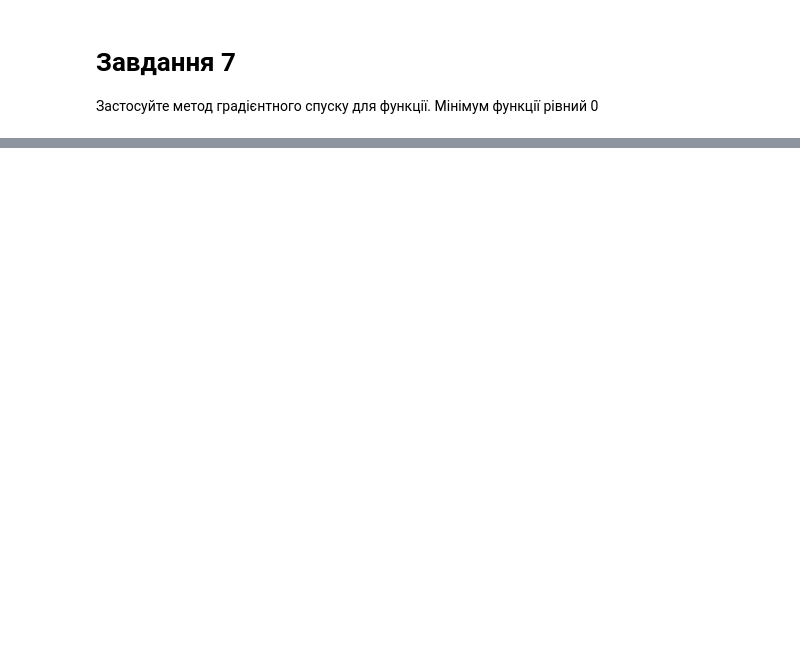
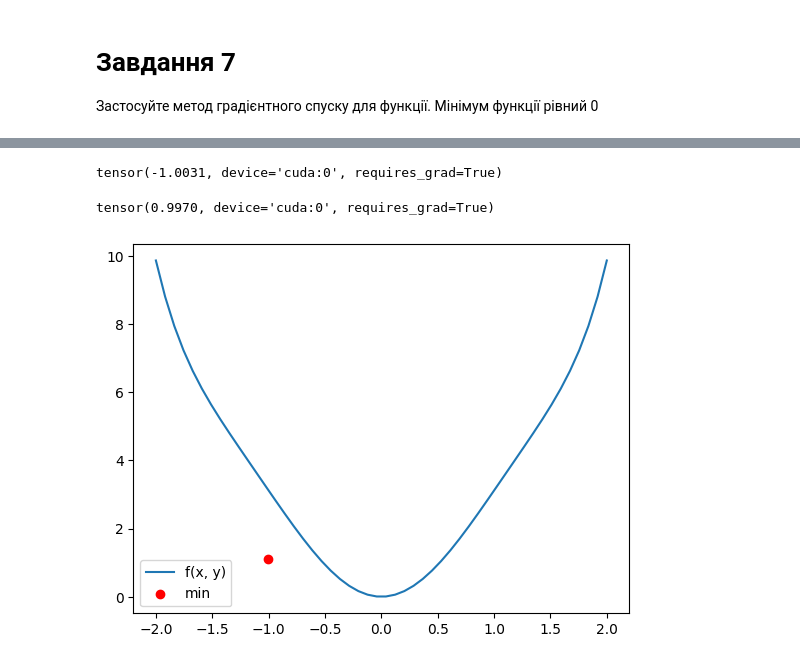
Before and after one commit to shaya-686/AI, a Jupyter notebook: Практика_pytorch.ipynb, the cells around one changed output, grey strips where cells are left out. Cells and saved outputs as stored; diff of their text form; code cells hidden in the pictures; blank space fills up the shorter version.

```diff
--- a/Практика_pytorch.ipynb
+++ b/Практика_pytorch.ipynb
@@ -185,0 +278,4 @@ def f3(x, y):
+# %%
+x = torch.tensor(-1., requires_grad=True)
+y = torch.tensor(1., requires_grad=True)
+fun_min(f2, x, y)
@@ -185,0 +303,12 @@ def f3(x, y):
+# %%
+x
+# %% [output]
+tensor(-1.0031, device='cuda:0', requires_grad=True)
+# %%
+y
+# %% [output]
+tensor(0.9970, device='cuda:0', requires_grad=True)
+# %%
+print_plot(f2, x, y)
+# %% [output]
+[figure, added]
```
Also changed, not shown: parts of 11 cells of this notebook.
